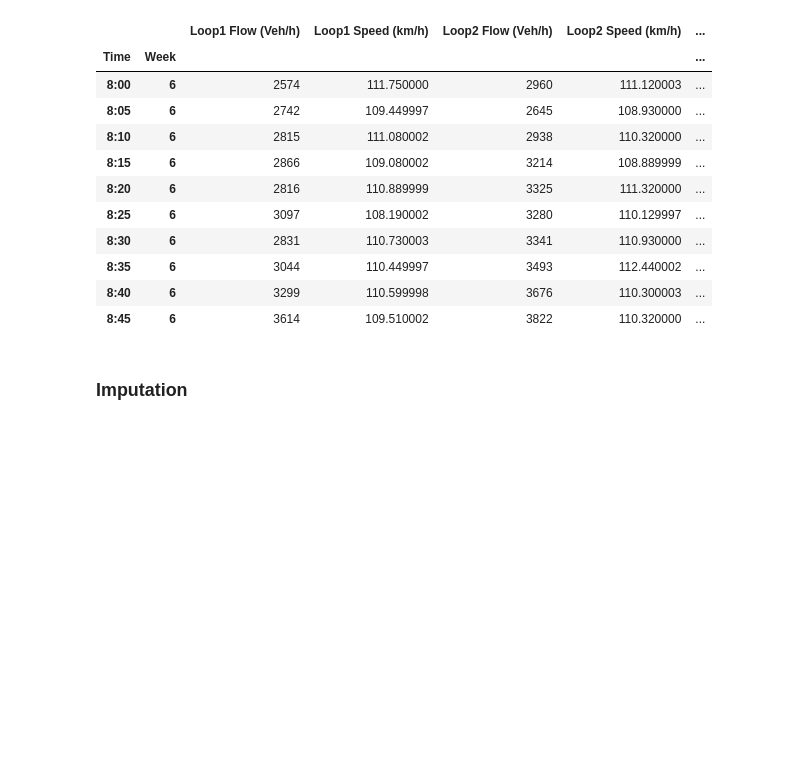
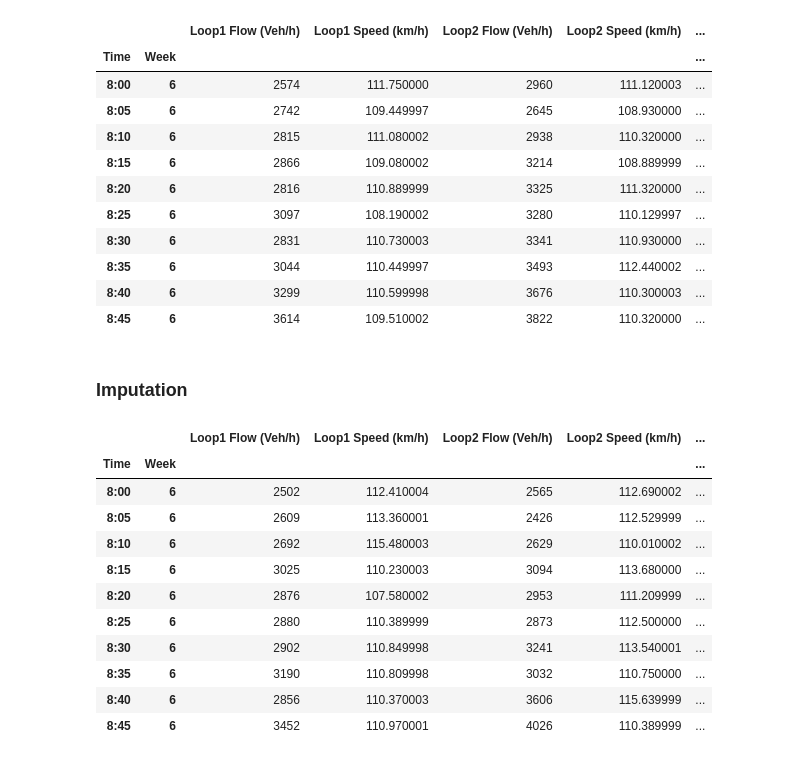
Before and after one commit to Radar-Lei/competition, a Jupyter notebook: results_formatting.ipynb, the cells around one changed output. Saved outputs shown, nothing was run; the diff lists cells and outputs as text; code cells hidden in the pictures; blank space fills up the shorter version.

```diff
--- a/results_formatting.ipynb
+++ b/results_formatting.ipynb
@@ -77,4 +77,11 @@ result_df.head(10)
 result_df.to_csv('./results/submit_3.csv', index=True)
 # %% [markdown]
 ### Imputation
+# %%
+flow_pred = np.load('./results/20230724_182914_TimesNet_imputation_flow_dm512_df512_el2_topk5_nk6_fq_t_Exp_2/pred.npy')
+speed_pred = np.load('./results/20230724_202954_TimesNet_imputation_speed_dm512_df512_el2_topk5_nk6_fq_t_Exp_1/pred.npy')
+# %%
+D, L, K = flow_pred.shape
+flow_pred = flow_pred.reshape(D * L, K) # (D*L,K)
+speed_pred = speed_pred.reshape(D * L, K) # (D*L,K)
 # %%
@@ -135,0 +130,39 @@ template_df.to_csv('./results/submit.csv', index=True)
+# %%
+result_flow_pred = np.sum(flow_pred_df.values.reshape((252,10,4)), axis=2)
+result_speed_pred = np.round(np.sum((flow_pred_df.values * speed_pred_df.values).reshape((252,10,4)), axis=2) / result_flow_pred, decimals=2)
+
+
+template_df = pd.read_csv('./submit_template.csv',index_col=['Time', 'Week'])
+
+num_columns = result_flow_pred.shape[1]
+
+
+result_df = pd.DataFrame(columns=range(num_columns * 2), index=template_df.index)
+
+
+for i in range(num_columns):
+    result_df.iloc[:, 2 * i] = result_flow_pred[:, i]
+    result_df.iloc[:, 2 * i + 1] = result_speed_pred[:, i]
+
+result_df.columns = template_df.columns
+
+num_columns = result_df.shape[1]
+
+for i in range(num_columns):
+    if i % 2 == 0:
+        result_df.iloc[:, i] = result_df.iloc[:, i].round(0).astype(int)
+# %%
+result_df.head(10)
+# %% [output]
+|  |  | Loop1 Flow (Veh/h) | Loop1 Speed (km/h) | Loop2 Flow (Veh/h) | Loop2 Speed (km/h) | ... |
+| Time | Week |  |  |  |  | ... |
+| 8:00 | 6 | 2502 | 112.410004 | 2565 | 112.690002 | ... |
+| 8:05 | 6 | 2609 | 113.360001 | 2426 | 112.529999 | ... |
+| 8:10 | 6 | 2692 | 115.480003 | 2629 | 110.010002 | ... |
+| 8:15 | 6 | 3025 | 110.230003 | 3094 | 113.680000 | ... |
+| 8:20 | 6 | 2876 | 107.580002 | 2953 | 111.209999 | ... |
+| 8:25 | 6 | 2880 | 110.389999 | 2873 | 112.500000 | ... |
+| 8:30 | 6 | 2902 | 110.849998 | 3241 | 113.540001 | ... |
+| 8:35 | 6 | 3190 | 110.809998 | 3032 | 110.750000 | ... |
+| 8:40 | 6 | 2856 | 110.370003 | 3606 | 115.639999 | ... |
+| 8:45 | 6 | 3452 | 110.970001 | 4026 | 110.389999 | ... |
```
Also changed, not shown: parts of 3 cells of this notebook, 7 other files.
